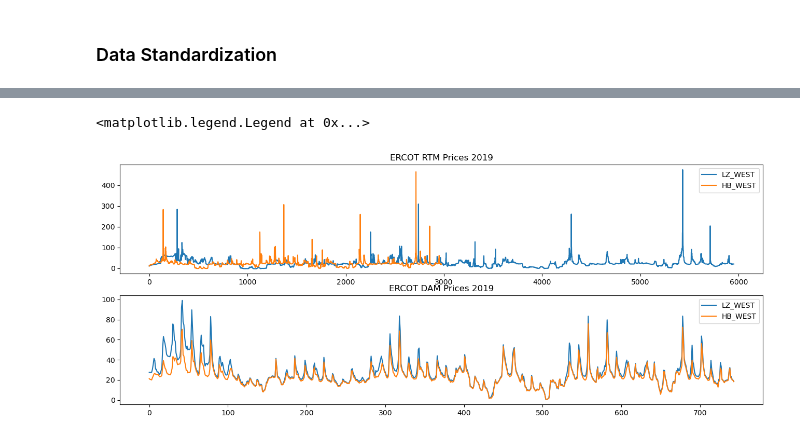
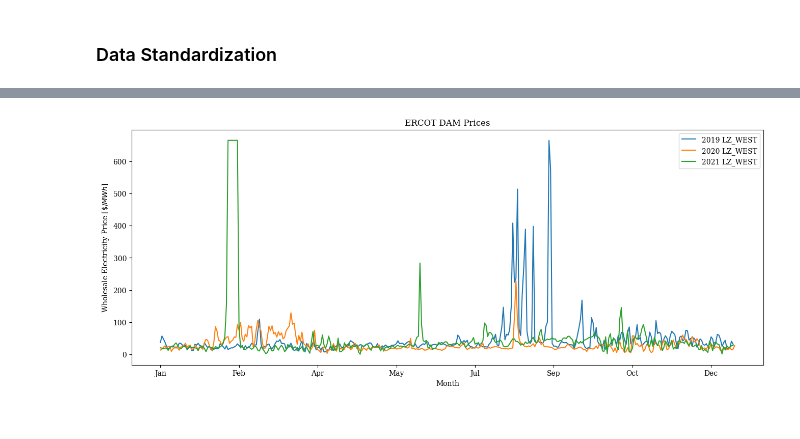
Before and after one commit to ChristopherLovepeace/dust_score_master_thesis, a Jupyter notebook: Solar_Energy_Validation.ipynb, the cells around one changed output, grey strips where cells are left out. Saved outputs shown, nothing was run; the diff lists cells and outputs as text; code cells hidden in the pictures.

```diff
--- a/Solar_Energy_Validation.ipynb
+++ b/Solar_Energy_Validation.ipynb
@@ -583,0 +488,14 @@ n_zones=zones.shape
+# %%
+ercot_dam_2019_all=concatenate_ercot_excel(ercot_dam_2019)
+ercot_dam_2020_all=concatenate_ercot_excel(ercot_dam_2020)
+ercot_dam_2021_all=concatenate_ercot_excel(ercot_dam_2021)
+
+ercot_dam_2019_all=clean_ercot_excel(ercot_dam_2019_all)
+ercot_dam_2020_all=clean_ercot_excel(ercot_dam_2020_all)
+ercot_dam_2021_all=clean_ercot_excel(ercot_dam_2021_all)
+allyearshourly=[ercot_dam_2019_all,ercot_dam_2020_all,ercot_dam_2021_all]
+# %%
+ercot_dam_2019_all_mean=ercot_dam_2019_all.resample('1D').mean()
+ercot_dam_2020_all_mean=ercot_dam_2020_all.resample('1D').mean()
+ercot_dam_2021_all_mean=ercot_dam_2021_all.resample('1D').mean()
+allyears=[ercot_dam_2019_all_mean,ercot_dam_2020_all_mean,ercot_dam_2021_all_mean]
@@ -583,0 +506,4 @@ n_zones=zones.shape
+# %%
+ercot_dam_2021_modified=ercot_dam_2021_all_mean
+ercot_cutoff=ercot_dam_2019_all_mean.iloc[:,0].max()
+ercot_dam_2021_modified[ercot_dam_2021_modified.iloc[:,0]>ercot_cutoff]=ercot_cutoff
@@ -584,18 +589,20 @@ n_zones=zones.shape
 # %%
-fig,ax = plt.subplots(2,1,figsize=(16, 6))
-ercot_rtm_2019_zone_1=ercot_rtm_2019[ercot_rtm_2019['Settlement Point Name']=='LZ_WEST'].drop(['Settlement Point Name'],axis=1)
-ercot_rtm_2019_zone_2=ercot_rtm_2019[ercot_rtm_2019['Settlement Point Name']=='HB_WEST'].drop(['Settlement Point Name'],axis=1)
-
-ercot_dam_2019_zone_1=ercot_dam_2019[ercot_dam_2019['Settlement Point']=='LZ_WEST'].drop(['Settlement Point'],axis=1)
-ercot_dam_2019_zone_2=ercot_dam_2019[ercot_dam_2019['Settlement Point']=='HB_WEST'].drop(['Settlement Point'],axis=1)
-ax[0].set_title('ERCOT RTM Prices 2019')
-ax[0].plot(ercot_rtm_2019_zone_1.values, label='LZ_WEST')
-ax[0].plot(ercot_rtm_2019_zone_2.values, label='HB_WEST')
-ax[0].legend(loc='upper right')
-ax[1].set_title('ERCOT DAM Prices 2019')
-ax[1].plot(ercot_dam_2019_zone_1.values, label='LZ_WEST')
-ax[1].plot(ercot_dam_2019_zone_2.values, label='HB_WEST')
-ax[1].legend(loc='upper right')
+fig,ax = plt.subplots(figsize=(16, 6))
+#ercot_dam_2019_zone_2=ercot_dam_2019[ercot_dam_2019['Settlement Point']=='HB_WEST'].drop(['Settlement Point'],axis=1)
+ax.set_title('ERCOT DAM Prices')
+for year in [2019,2020,2021]:
+    date_index=pd.date_range(start=f"{year}-01-01",end=f"{year+1}-01-01",freq="1D")[:-1]
+    if year==2021:
+        ax.plot(ercot_dam_2021_modified.values, label=f'{year} LZ_WEST')
+    else:
+        ax.plot(allyears[year-2019].values, label=f'{year} LZ_WEST')
+    ax.set_ylabel("Wholesale Electricity Price [$\$/MWh$]")
+    ax.set_xlabel("Month")
+    #ax.xaxis.set_major_locator(mdates.MonthLocator(bymonth=range(1,13,1)))
+    ax.xaxis.set_major_formatter(mdates.DateFormatter('%b'))
+    #plt.xticks(np.arange(12),calendar.month_name[1:])
+    #ax.plot(ercot_dam_2020_all, label='2020 LZ_WEST')
+    #ax.plot(ercot_dam_2021_all, label='2021 LZ_WEST')
+    ax.legend(loc='upper right')
 # %% [output]
-<matplotlib.legend.Legend at 0x...>
-[figure, old version]
+[figure, new version]
```
Also changed, not shown: parts of 37 cells of this notebook, 20 other files.
